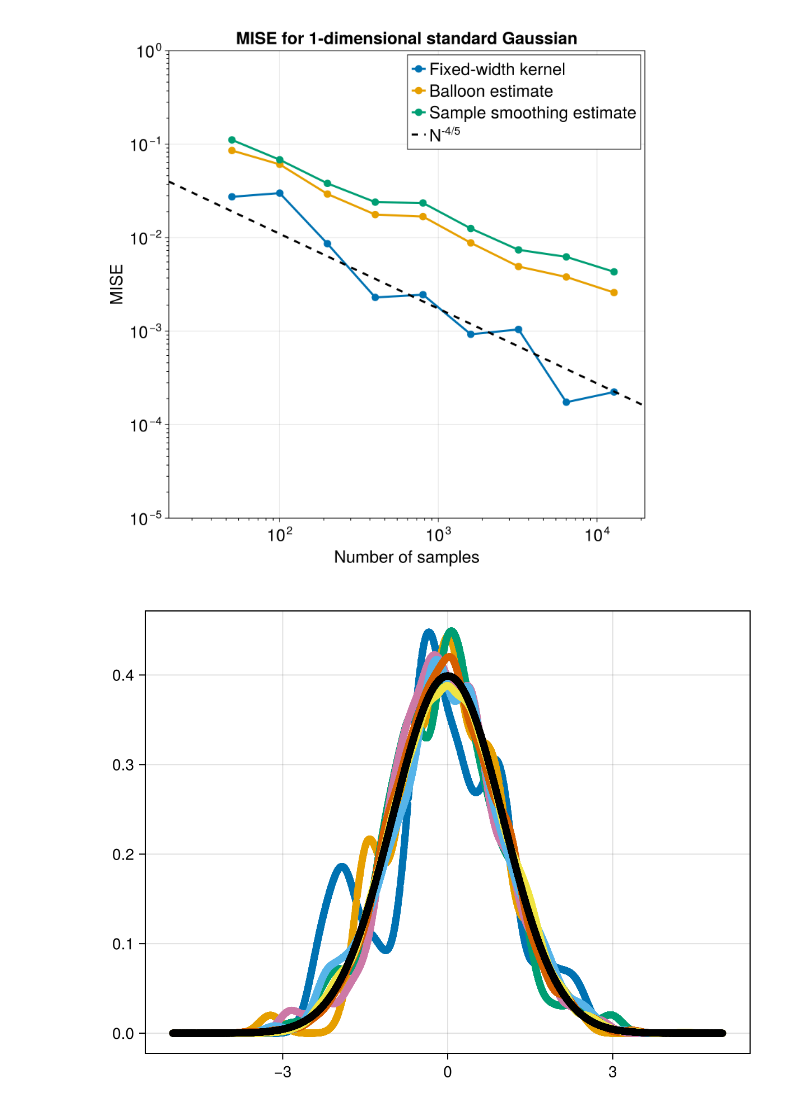
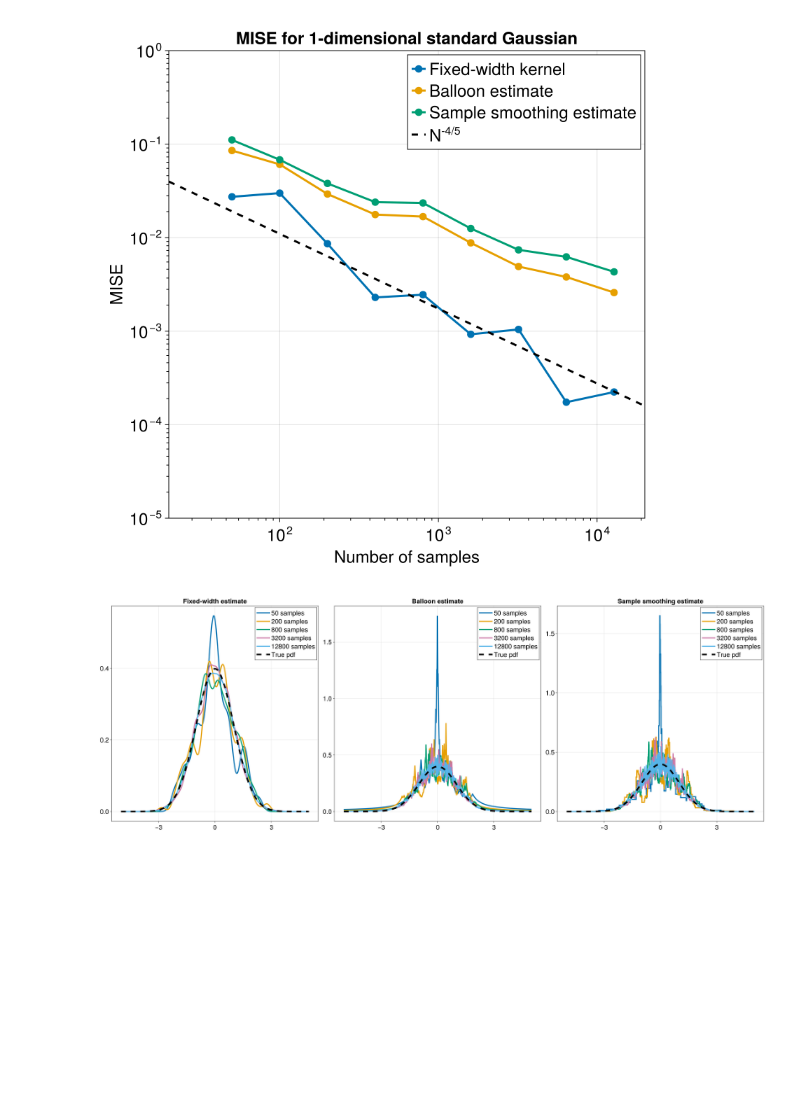
Before and after one commit to ndefilippis/Variable-Kernel-Density-Estimation-Math-Stats-Final-Project-, a Jupyter notebook: VariableKDE.ipynb, the cells around one changed output. Drawn from its saved outputs; the diff is of its cells as text; code cells hidden in the pictures; blank space fills up the shorter version.

Commit message:
Add 1D and 2D visualizations

```diff
--- a/VariableKDE.ipynb
+++ b/VariableKDE.ipynb
@@ -110,7 +110,7 @@ AMISE ballon:    0.003350951926448872
 AMISE smoothing: 0.002115842578064753
 AMISE fixed:     0.0001428602241912162
 # %%
-d = 1
+d = 2
 Ntrials = 9
 N0 = 50
 
@@ -128,15 +128,24 @@ query_bound = 5.0
 query_distribution = Uniform(-query_bound, query_bound)
 query_volume = (2*query_bound)^d
 N_query_points = N0*2^(Ntrials)
+
 query_points = rand(query_distribution, N_query_points, d)
+
+# Sort query points in 1D for easier visualization
+if d==1
+    query_points = sort(query_points, dims=1)
+end
 
 balloon_AMISE          = zeros(Ntrials)
 sample_smoothing_AMISE = zeros(Ntrials)
 fixed_width_AMISE      = zeros(Ntrials)
-balloon_pdf_estimate = nothing
-sample_smoothing_pdf_estimate = nothing
-fixed_width_estimate = nothing
-true_pdf_values = nothing
+
+# Used for 1D and 2D visualizations
+balloon_pdf_estimates = []
+sample_smoothing_pdf_estimates = []
+fixed_width_estimates = []
+true_pdf_values_array = []
+
 for i=1:Ntrials
     N = floor(Int, N0*(2)^(i-1))
 
@@ -157,6 +166,11 @@ for i=1:Ntrials
     fixed_width_estimate           = fixed_gaussian_estimate.(eachrow(query_points), Ref(data), h, d, N)
     true_pdf_values                = true_pdf.(eachrow(query_points));
 
+    push!(balloon_pdf_estimates, balloon_pdf_estimate)
+    push!(sample_smoothing_pdf_estimates, sample_smoothing_pdf_estimate)
+    push!(fixed_width_estimates, fixed_width_estimate)
+    push!(true_pdf_values_array, true_pdf_values)
+
     balloon_AMISE[i]          = sum(abs2.(balloon_pdf_estimate          - true_pdf_values)) * query_volume / N_query_points
     sample_smoothing_AMISE[i] = sum(abs2.(sample_smoothing_pdf_estimate - true_pdf_values)) * query_volume / N_query_points
     fixed_width_AMISE[i]      = sum(abs2.(fixed_width_estimate          - true_pdf_values)) * query_volume / N_query_points
@@ -193,16 +207,27 @@ fig3
 [figure]
 # %%
 # Visualization for d=1
-fig1 = Figure()
-ax = Axis(fig1[1,1])
-for i=1:Ntrials
-    scatter!(ax, query_points[:], fixed_width_pdfs[i])
+fig1 = Figure(size=(2500, 900), fontsize=24, titlesize=32)
+Ns = N0 * (2).^(0:(Ntrials-1))
+ax1 = Axis(fig1[1,1], title="Fixed-width estimate")
+ax2 = Axis(fig1[1,2], title="Balloon estimate")
+ax3 = Axis(fig1[1,3], title="Sample smoothing estimate")
+for i=1:2:Ntrials
+    lines!(ax1, query_points[:], fixed_width_estimates[i], label=@sprintf("%d samples", Ns[i]), linewidth=4)
+    lines!(ax2, query_points[:], balloon_pdf_estimates[i], label=@sprintf("%d samples", Ns[i]), linewidth=4)
+    lines!(ax3, query_points[:], sample_smoothing_pdf_estimates[i], label=@sprintf("%d samples", Ns[i]), linewidth=4)
 end
+lines!(ax1, query_points[:], true_pdf_values_array[1], color="black", linestyle=:dash, linewidth=6, label="True pdf")
+lines!(ax2, query_points[:], true_pdf_values_array[1], color="black", linestyle=:dash, linewidth=6, label="True pdf")
+lines!(ax3, query_points[:], true_pdf_values_array[1], color="black", linestyle=:dash, linewidth=6, label="True pdf")
 
-scatter!(ax, query_points[:], true_pdf.(eachrow(query_points)), color="black")
+axislegend(ax1, patchsize=(50,20))
+axislegend(ax2, patchsize=(50,20))
+axislegend(ax3, patchsize=(50,20))
 
+save("images/1D_visual.png", fig1)
 fig1
 # %% [output]
-[figure, old version]
+[figure, new version]
 # %%
 # Visualization for d=2
```
Also changed, not shown: parts of 1 cell of this notebook, 2 other files.
